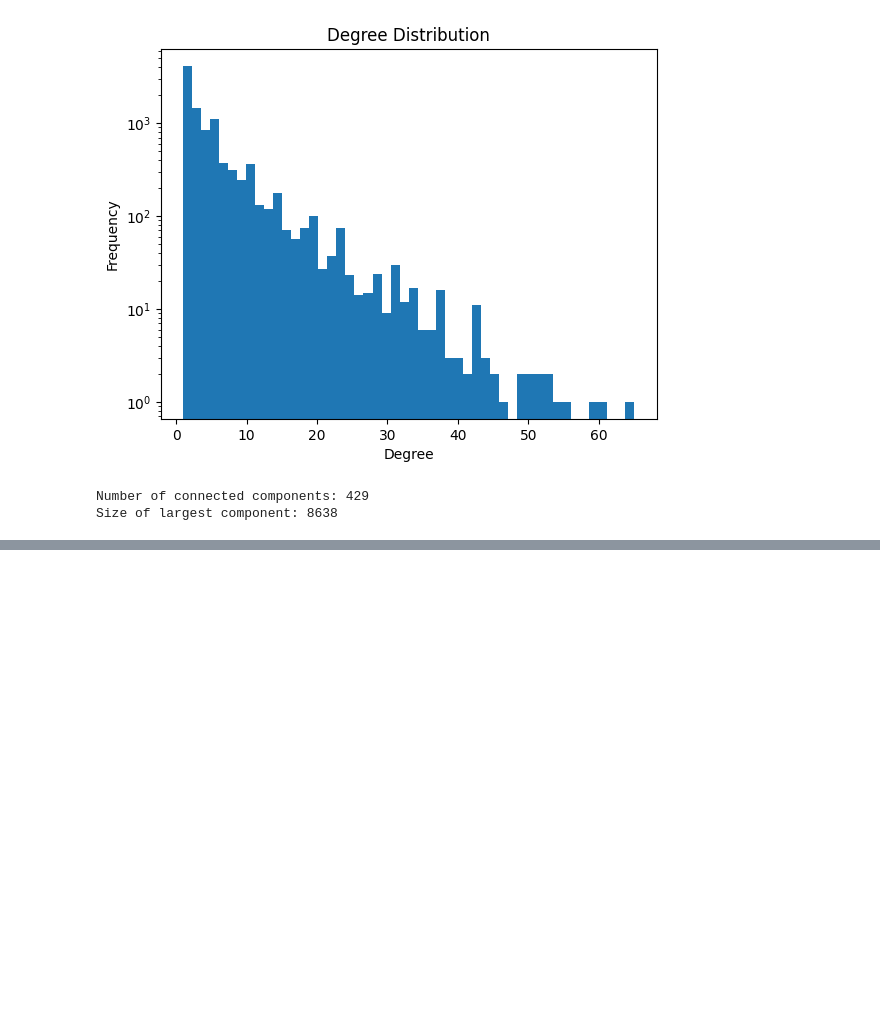
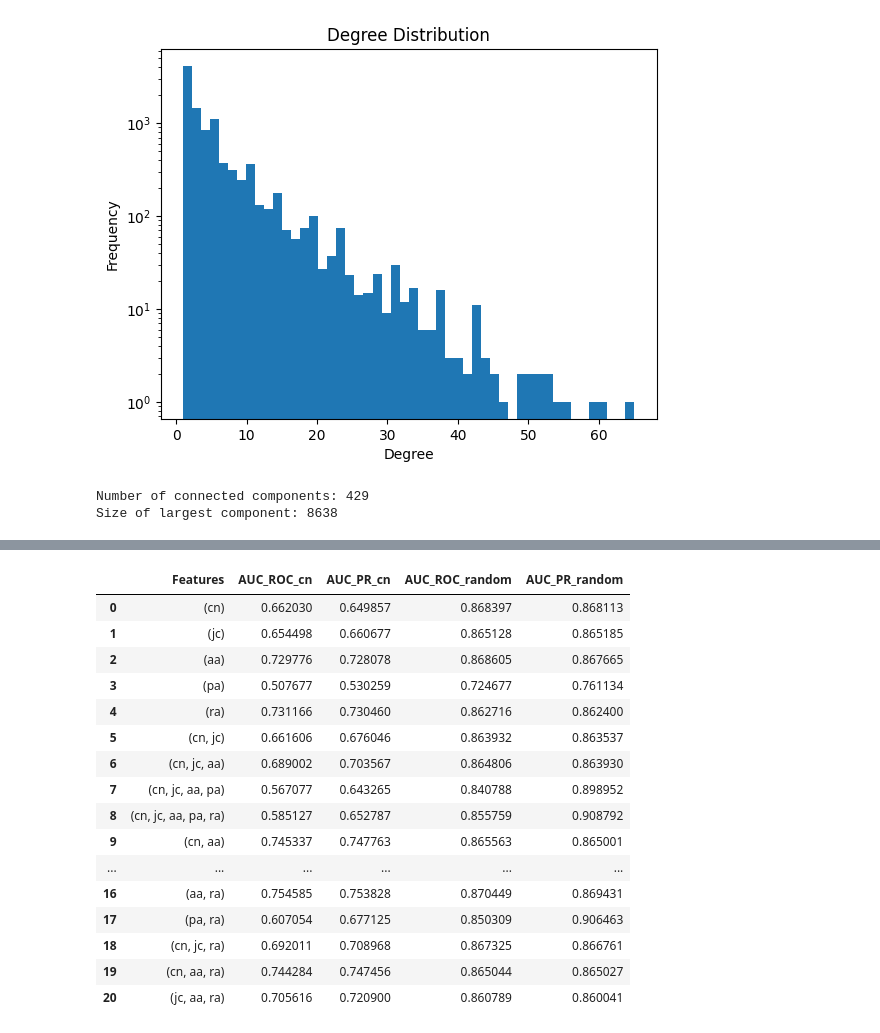
Before and after one commit to quelmitch/link-prediction-learning, a Jupyter notebook: 2_scientific_authors_collaboration/classifier.ipynb, the cells around one changed output, grey strips where cells are left out. Cells and saved outputs as stored; diff of their text form; code cells hidden in the pictures; blank space fills up the shorter version.

Commit message:
Scientific Authors Collaborations: Refactoring; Added hard negative sampling and compared to random.

```diff
--- a/2_scientific_authors_collaboration/classifier.ipynb
+++ b/2_scientific_authors_collaboration/classifier.ipynb
@@ -67,9 +67,7 @@ def build_feature_dataset(pairs, G, features=None):
             try:
                 _, _, score = list(nx.adamic_adar_index(G, [(u_node, v_node)]))[0]
                 aa_scores.append(score)
-            except ZeroDivisionError:
-                aa_scores.append(0.0)
-            except StopIteration:
+            except (ZeroDivisionError, StopIteration):
                 aa_scores.append(0.0)
         feature_data['aa'] = aa_scores
 
@@ -165,2 +141,41 @@ df[["Features", "AUC_ROC", "AUC_PR"]]
+# %%
+df_common_neighbors = evaluate_pipeline(
+    G, feature_combinations, ns.common_neighbors_hard_negative_sampling, "common_neighbors"
+)
+# %%
+df_random = evaluate_pipeline(
+    G, feature_combinations, ns.random_negative_sampling, "random"
+)
+# %%
+df_common_neighbors = df_common_neighbors.rename(columns={
+    "AUC_ROC": "AUC_ROC_cn",
+    "AUC_PR": "AUC_PR_cn"
+}).drop(columns=["Sampling"])
+
+df_random = df_random.rename(columns={
+    "AUC_ROC": "AUC_ROC_random",
+    "AUC_PR": "AUC_PR_random"
+}).drop(columns=["Sampling"])
+
+# Merge side-by-side on the 'Features' column
+pd.merge(df_common_neighbors, df_random, on=["Features"])
+# %% [output]
+|  | Features | AUC_ROC_cn | AUC_PR_cn | AUC_ROC_random | AUC_PR_random |
+| 0 | (cn) | 0.662030 | 0.649857 | 0.868397 | 0.868113 |
+| 1 | (jc) | 0.654498 | 0.660677 | 0.865128 | 0.865185 |
+| 2 | (aa) | 0.729776 | 0.728078 | 0.868605 | 0.867665 |
+| 3 | (pa) | 0.507677 | 0.530259 | 0.724677 | 0.761134 |
+| 4 | (ra) | 0.731166 | 0.730460 | 0.862716 | 0.862400 |
+| 5 | (cn, jc) | 0.661606 | 0.676046 | 0.863932 | 0.863537 |
+| 6 | (cn, jc, aa) | 0.689002 | 0.703567 | 0.864806 | 0.863930 |
+| 7 | (cn, jc, aa, pa) | 0.567077 | 0.643265 | 0.840788 | 0.898952 |
+| 8 | (cn, jc, aa, pa, ra) | 0.585127 | 0.652787 | 0.855759 | 0.908792 |
+| 9 | (cn, aa) | 0.745337 | 0.747763 | 0.865563 | 0.865001 |
+| ... | ... | ... | ... | ... | ... |
+| 16 | (aa, ra) | 0.754585 | 0.753828 | 0.870449 | 0.869431 |
+| 17 | (pa, ra) | 0.607054 | 0.677125 | 0.850309 | 0.906463 |
+| 18 | (cn, jc, ra) | 0.692011 | 0.708968 | 0.867325 | 0.866761 |
+| 19 | (cn, aa, ra) | 0.744284 | 0.747456 | 0.865044 | 0.865027 |
+| 20 | (jc, aa, ra) | 0.705616 | 0.720900 | 0.860789 | 0.860041 |
 # %% [markdown]
 ### Results analysis
```
Also changed, not shown: parts of 4 cells of this notebook, 1 other file.
